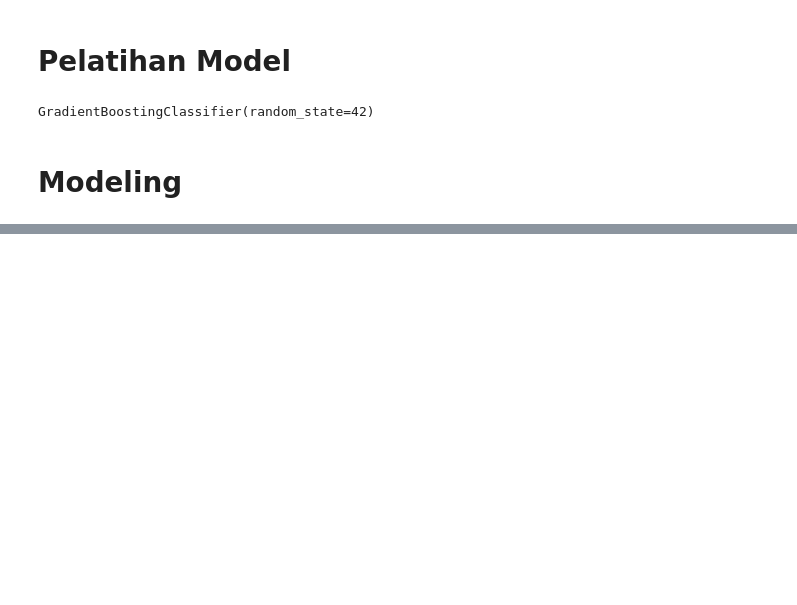
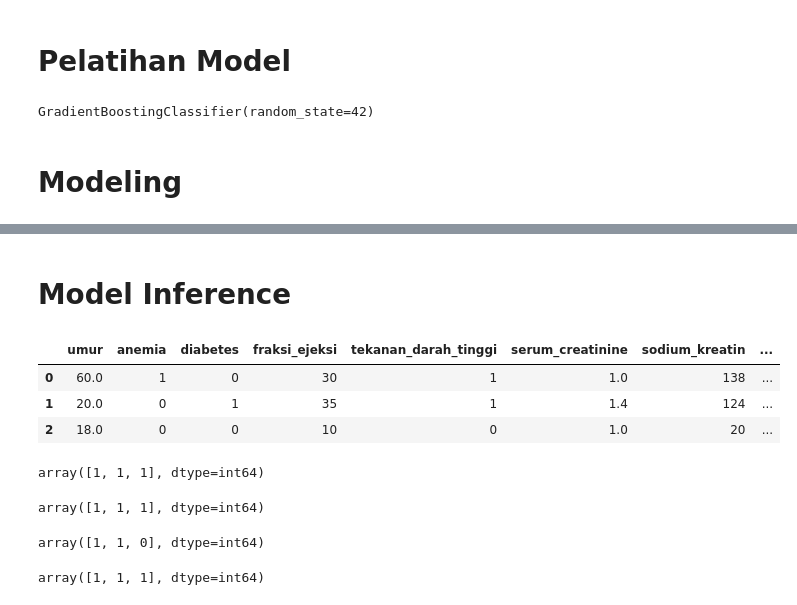
Before and after one commit to tassyirifiyya/ProjectHacktiv8-Kelp1, a Jupyter notebook: PYTN_KampusMerdeka_FP3_Hacktiv8.ipynb, the cells around one changed output, grey strips where cells are left out. Drawn from its saved outputs; the diff is of its cells as text; code cells hidden in the pictures; blank space fills up the shorter version.

Commit message:
Model INference

```diff
--- a/PYTN_KampusMerdeka_FP3_Hacktiv8.ipynb
+++ b/PYTN_KampusMerdeka_FP3_Hacktiv8.ipynb
@@ -818,0 +852,20 @@ Feature names seen at fit time, yet now missing:
+# %% [markdown]
+# Model Inference
+# %%
+test1 = {'umur':[60.0, 20.0, 18.0],
+         'anemia':[1, 0, 0],
+         'diabetes':[0, 1, 0],
+         'fraksi_ejeksi':[30, 35, 10],
+         'tekanan_darah_tinggi':[1, 1, 0 ],
+         'serum_creatinine':[1.0, 1.4, 1.0],
+         'sodium_kreatin':[138, 124, 20],
+         'jenis_kelamin':[0, 1, 1],
+         'perokok':[0, 1, 0],
+         'waktu':[12, 10, 0]}
+test1 = pd.DataFrame(test1)
+test1
+# %% [output]
+|  | umur | anemia | diabetes | fraksi_ejeksi | tekanan_darah_tinggi | serum_creatinine | sodium_kreatin | ... |
+| 0 | 60.0 | 1 | 0 | 30 | 1 | 1.0 | 138 | ... |
+| 1 | 20.0 | 0 | 1 | 35 | 1 | 1.4 | 124 | ... |
+| 2 | 18.0 | 0 | 0 | 10 | 0 | 1.0 | 20 | ... |
@@ -818,0 +878,16 @@ Feature names seen at fit time, yet now missing:
+# %%
+ensemble_predictions_voting1
+# %% [output]
+array([1, 1, 1], dtype=int64)
+# %%
+ensemble_predictions_bagging1
+# %% [output]
+array([1, 1, 1], dtype=int64)
+# %%
+ensemble_predictions_stacking1
+# %% [output]
+array([1, 1, 0], dtype=int64)
+# %%
+ensemble_predictions_bosst1
+# %% [output]
+array([1, 1, 1], dtype=int64)
```
Also changed, not shown: parts of 22 cells of this notebook.
